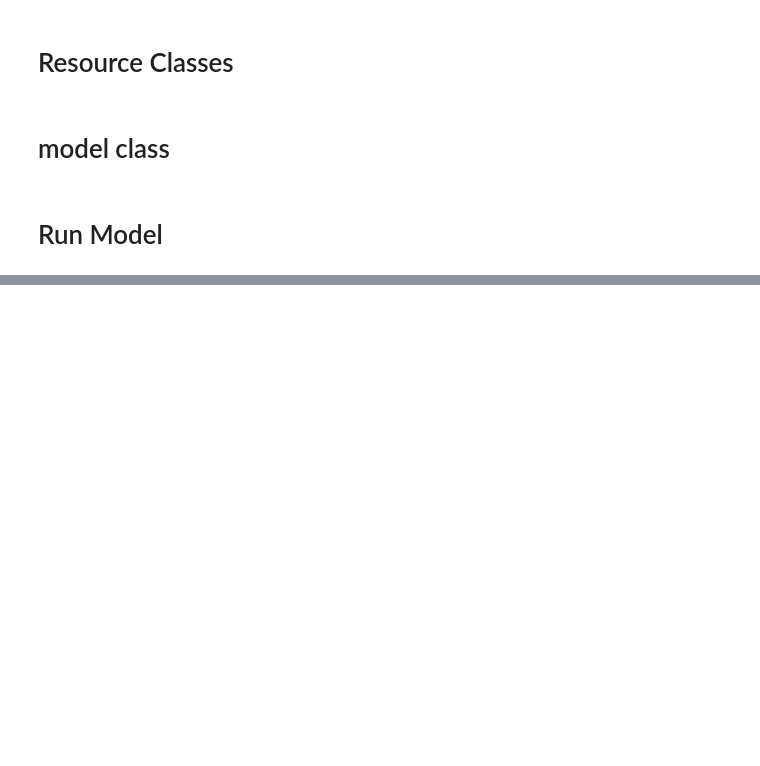
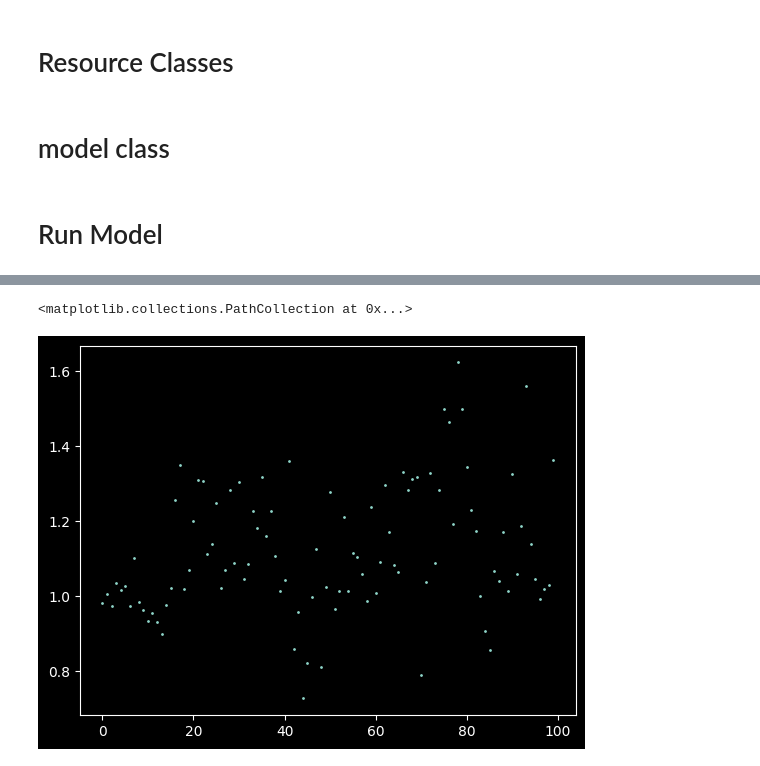
Before and after one commit to realjustfree/Mesa-ABM-Tutorial, a Jupyter notebook: my_code_sugarscape.ipynb, the cells around one changed output, grey strips where cells are left out. Drawn from its saved outputs; the diff is of its cells as text; code cells hidden in the pictures; blank space fills up the shorter version.

```diff
--- a/my_code_sugarscape.ipynb
+++ b/my_code_sugarscape.ipynb
@@ -472,0 +519,8 @@ model.run_model(5)
+# %%
+y=list(result["Price"])
+x=range(len(y))
+
+plt.scatter(x,y, s=1)
+# %% [output]
+<matplotlib.collections.PathCollection at 0x...>
+[figure, added]
```
Also changed, not shown: parts of 9 cells of this notebook.
